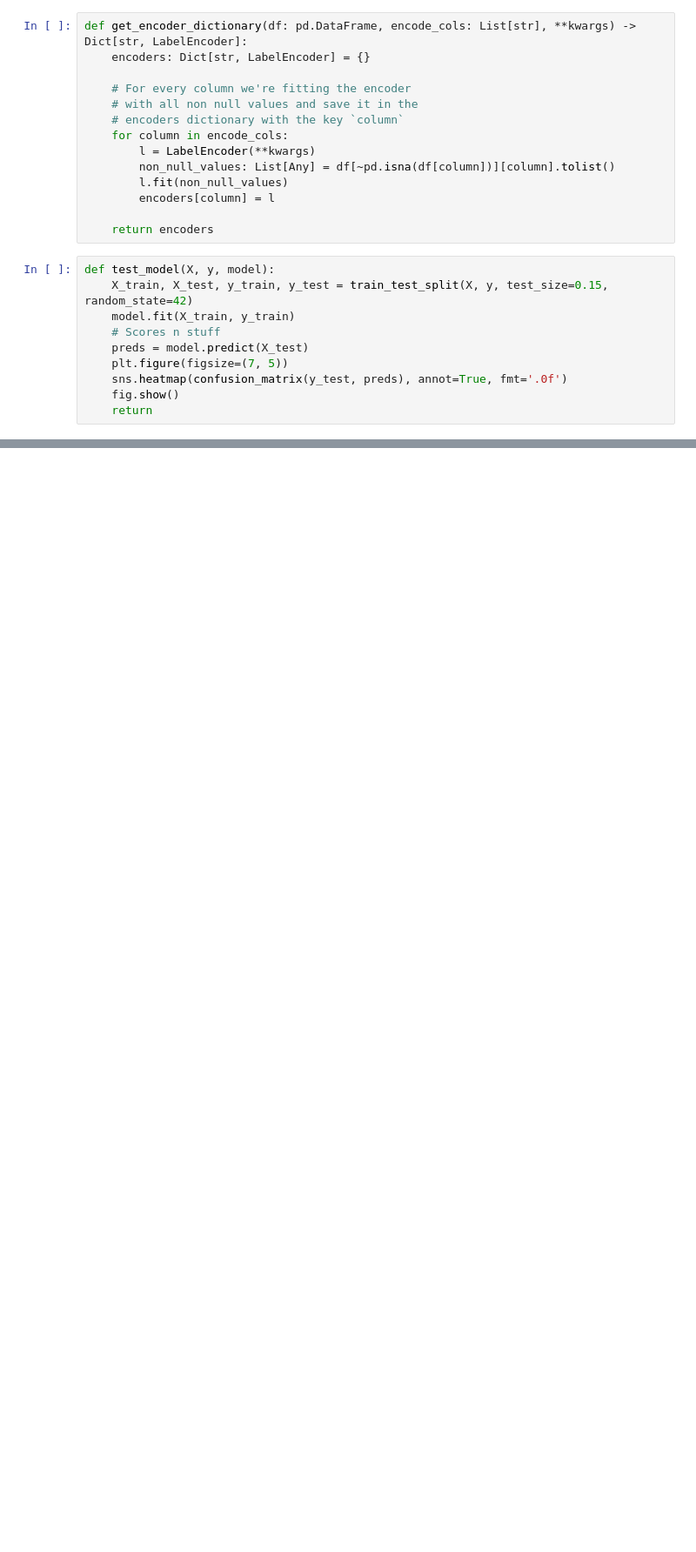
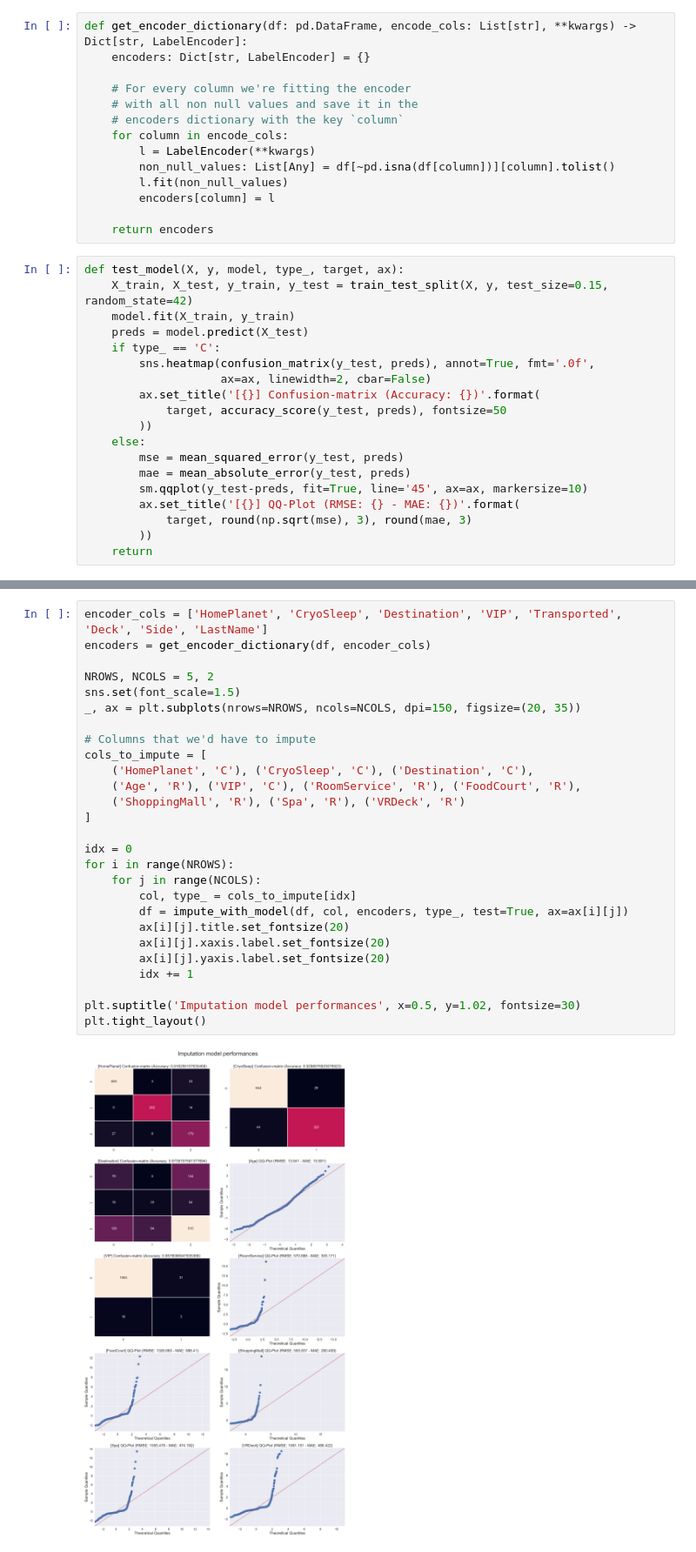
Before and after one commit to team-pass-ds/Spaceship-Titanic, a Jupyter notebook: notebooks/mukhopadhyay-eda-notebook.ipynb, the cells around one changed output, grey strips where cells are left out. Shown at 87% size. Drawn from its saved outputs; the diff is of its cells as text; blank space fills up the shorter version.

```diff
--- a/notebooks/mukhopadhyay-eda-notebook.ipynb
+++ b/notebooks/mukhopadhyay-eda-notebook.ipynb
@@ -532,13 +540,22 @@ def get_encoder_dictionary(df: pd.DataFrame, encode_cols: List[str], **kwargs) -
 
     return encoders
 # %%
-def test_model(X, y, model):
+def test_model(X, y, model, type_, target, ax):
     X_train, X_test, y_train, y_test = train_test_split(X, y, test_size=0.15, random_state=42)
     model.fit(X_train, y_train)
-    # Scores n stuff
     preds = model.predict(X_test)
-    plt.figure(figsize=(7, 5))
-    sns.heatmap(confusion_matrix(y_test, preds), annot=True, fmt='.0f')
-    fig.show()
+    if type_ == 'C':
+        sns.heatmap(confusion_matrix(y_test, preds), annot=True, fmt='.0f',
+                    ax=ax, linewidth=2, cbar=False)
+        ax.set_title('[{}] Confusion-matrix (Accuracy: {})'.format(
+            target, accuracy_score(y_test, preds), fontsize=50
+        ))
+    else:
+        mse = mean_squared_error(y_test, preds)
+        mae = mean_absolute_error(y_test, preds)
+        sm.qqplot(y_test-preds, fit=True, line='45', ax=ax, markersize=10)
+        ax.set_title('[{}] QQ-Plot (RMSE: {} - MAE: {})'.format(
+            target, round(np.sqrt(mse), 3), round(mae, 3)
+        ))
     return
 # %%
@@ -616 +622,30 @@ def impute_with_model(
+# %%
+encoder_cols = ['HomePlanet', 'CryoSleep', 'Destination', 'VIP', 'Transported', 'Deck', 'Side', 'LastName']
+encoders = get_encoder_dictionary(df, encoder_cols)
+
+NROWS, NCOLS = 5, 2
+sns.set(font_scale=1.5)
+_, ax = plt.subplots(nrows=NROWS, ncols=NCOLS, dpi=150, figsize=(20, 35))
+
+# Columns that we'd have to impute
+cols_to_impute = [
+    ('HomePlanet', 'C'), ('CryoSleep', 'C'), ('Destination', 'C'),
+    ('Age', 'R'), ('VIP', 'C'), ('RoomService', 'R'), ('FoodCourt', 'R'),
+    ('ShoppingMall', 'R'), ('Spa', 'R'), ('VRDeck', 'R')
+]
+
+idx = 0
+for i in range(NROWS):
+    for j in range(NCOLS):
+        col, type_ = cols_to_impute[idx]
+        df = impute_with_model(df, col, encoders, type_, test=True, ax=ax[i][j])
+        ax[i][j].title.set_fontsize(20)
+        ax[i][j].xaxis.label.set_fontsize(20)
+        ax[i][j].yaxis.label.set_fontsize(20)
+        idx += 1
+
+plt.suptitle('Imputation model performances', x=0.5, y=1.02, fontsize=30)
+plt.tight_layout()
+# %% [output]
+[figure, added]
 # %%
```
Also changed, not shown: parts of 25 cells of this notebook, 3 other files.
